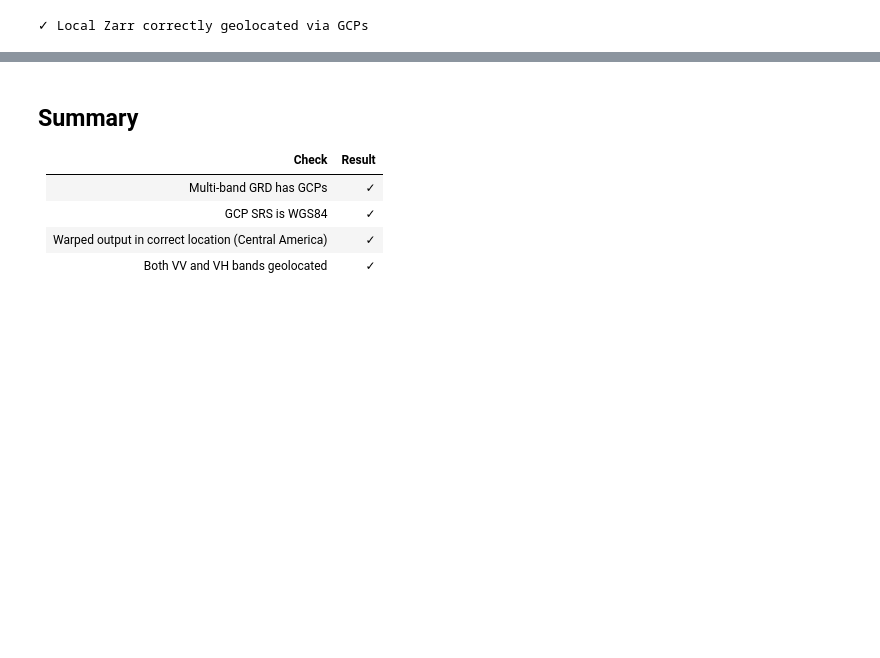
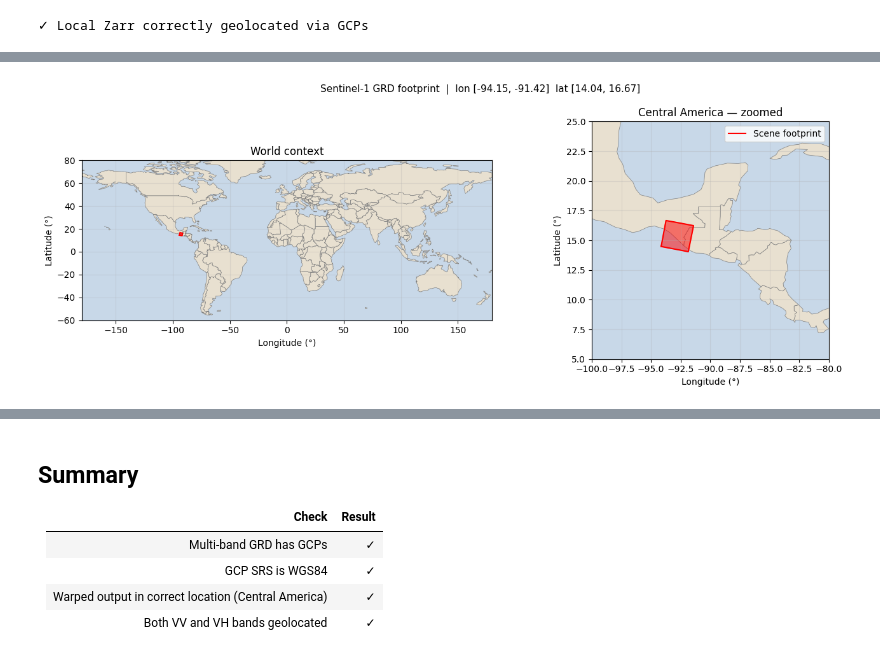
Before and after one commit to EOPF-Sample-Service/GDAL-ZARR-EOPF, a Jupyter notebook: notebooks/14-Sentinel-1-GRD-Geolocation-Verification.ipynb, the cells around one changed output, grey strips where cells are left out. Cells and saved outputs as stored; diff of their text form; code cells hidden in the pictures; blank space fills up the shorter version.

Commit message:
docs: add scene footprint visualisation cell to notebook 14 (#217)

```diff
--- a/notebooks/14-Sentinel-1-GRD-Geolocation-Verification.ipynb
+++ b/notebooks/14-Sentinel-1-GRD-Geolocation-Verification.ipynb
@@ -279,0 +301,90 @@ Warped origin: lon=-91.6314  lat=16.3058
+# %%
+import numpy as np
+import matplotlib.pyplot as plt
+from osgeo import gdal
+from scipy.spatial import ConvexHull
+
+gdal.UseExceptions()
+
+local_path = "/home/yadagale/work/gdal-zarr-eopf/GDAL-ZARR-EOPF/docs/s1_grd_local.zarr"
+ds_local = gdal.Open(f"EOPFZARR:'{local_path}'")
+gcps = ds_local.GetGCPs()
+ds_local = None
+
+lons = np.array([g.GCPX for g in gcps])
+lats = np.array([g.GCPY for g in gcps])
+
+# Convex hull of GCP cloud gives clean scene outline
+pts = np.column_stack([lons, lats])
+hull = ConvexHull(pts)
+hull_lons = np.append(pts[hull.vertices, 0], pts[hull.vertices[0], 0])
+hull_lats = np.append(pts[hull.vertices, 1], pts[hull.vertices[0], 1])
+
+try:
+    import cartopy.crs as ccrs
+    import cartopy.feature as cfeature
+
+    fig, axes = plt.subplots(1, 2, figsize=(14, 5),
+                             subplot_kw={'projection': ccrs.PlateCarree()})
+
+    for ax, extent, title in zip(
+        axes,
+        [[-180, 180, -60, 80], [-100, -80, 5, 25]],
+        ['World context', 'Central America — zoomed'],
+    ):
+        ax.set_extent(extent, crs=ccrs.PlateCarree())
+        ax.add_feature(cfeature.LAND, facecolor='#e8e0d0')
+        ax.add_feature(cfeature.OCEAN, facecolor='#c8d8e8')
+        ax.add_feature(cfeature.BORDERS, linewidth=0.5, edgecolor='gray')
+        ax.add_feature(cfeature.COASTLINE, linewidth=0.7)
+        ax.gridlines(draw_labels=True, linewidth=0.3, color='gray', alpha=0.5)
+        ax.fill(hull_lons, hull_lats, transform=ccrs.PlateCarree(),
+                color='red', alpha=0.5)
+        ax.plot(hull_lons, hull_lats, transform=ccrs.PlateCarree(),
+                color='red', linewidth=1.5, label='Scene footprint')
+        ax.set_title(title)
+
+    axes[1].legend(loc='upper right')
+
+except ImportError:
+    import geopandas as gpd
+
+    try:
+        world = gpd.read_file(
+            "https://naciscdn.org/naturalearth/110m/cultural/ne_110m_admin_0_countries.zip"
+        )
+    except Exception:
+        world = None
+
+    fig, axes = plt.subplots(1, 2, figsize=(14, 5))
+
+    for ax, xlim, ylim, title in zip(
+        axes,
+        [[-180, 180], [-100, -80]],
+        [[-60, 80], [5, 25]],
+        ['World context', 'Central America — zoomed'],
+    ):
+        ax.set_facecolor('#c8d8e8')
+        if world is not None:
+            world.plot(ax=ax, color='#e8e0d0', edgecolor='gray', linewidth=0.5)
+        ax.fill(hull_lons, hull_lats, color='red', alpha=0.5)
+        ax.plot(hull_lons, hull_lats, color='red', linewidth=1.5, label='Scene footprint')
+        ax.set_xlim(xlim)
+        ax.set_ylim(ylim)
+        ax.set_xlabel('Longitude (°)')
+        ax.set_ylabel('Latitude (°)')
+        ax.set_title(title)
+        ax.grid(True, alpha=0.3)
+
+    axes[1].legend(loc='upper right')
+
+plt.suptitle(
+    f'Sentinel-1 GRD footprint  |  lon [{lons.min():.2f}, {lons.max():.2f}]'
+    f'  lat [{lats.min():.2f}, {lats.max():.2f}]',
+    fontsize=11,
+)
+plt.tight_layout()
+plt.show()
+print(f"✓ Dataset footprint confirmed over Central America (~{lons.mean():.1f}°, {lats.mean():.1f}°N)")
+# %% [output]
+[figure, added]
```
Also changed, not shown: parts of 2 cells of this notebook.
